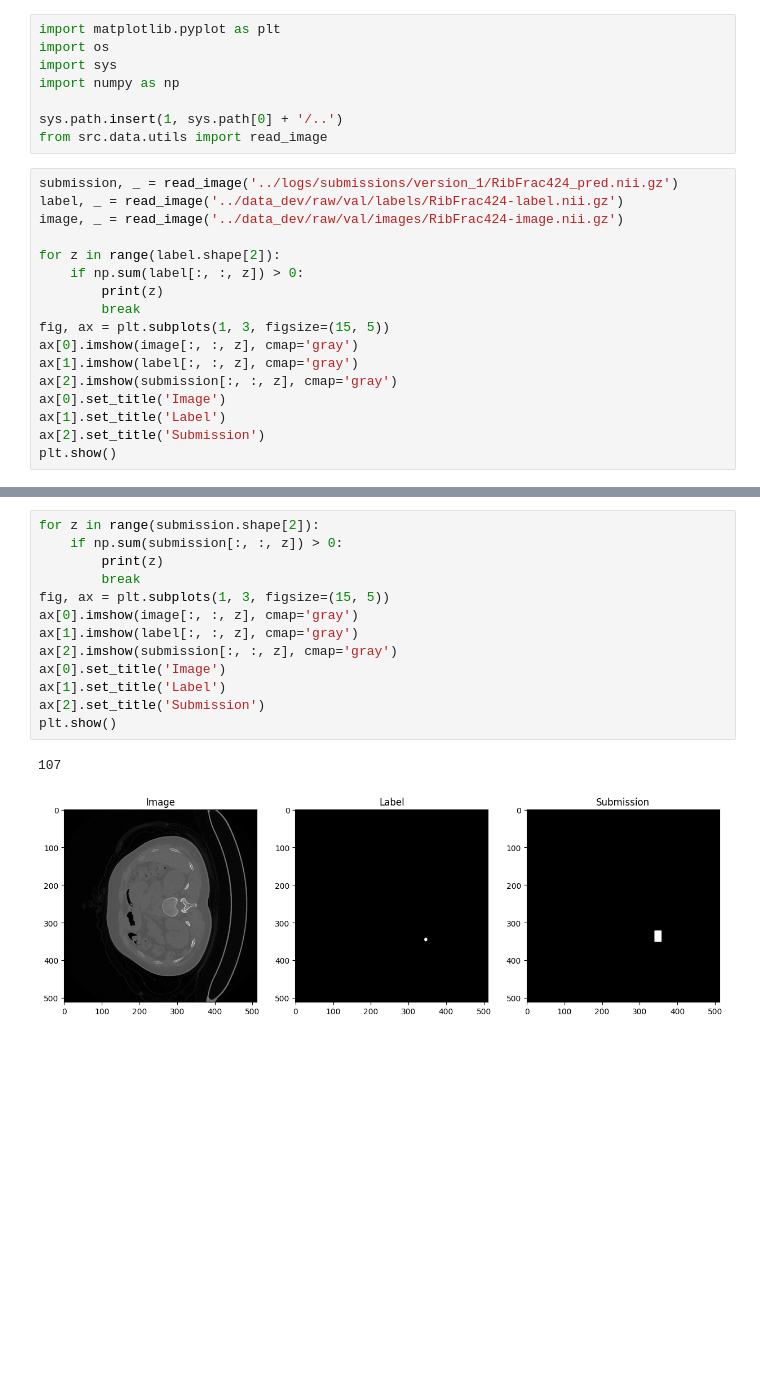
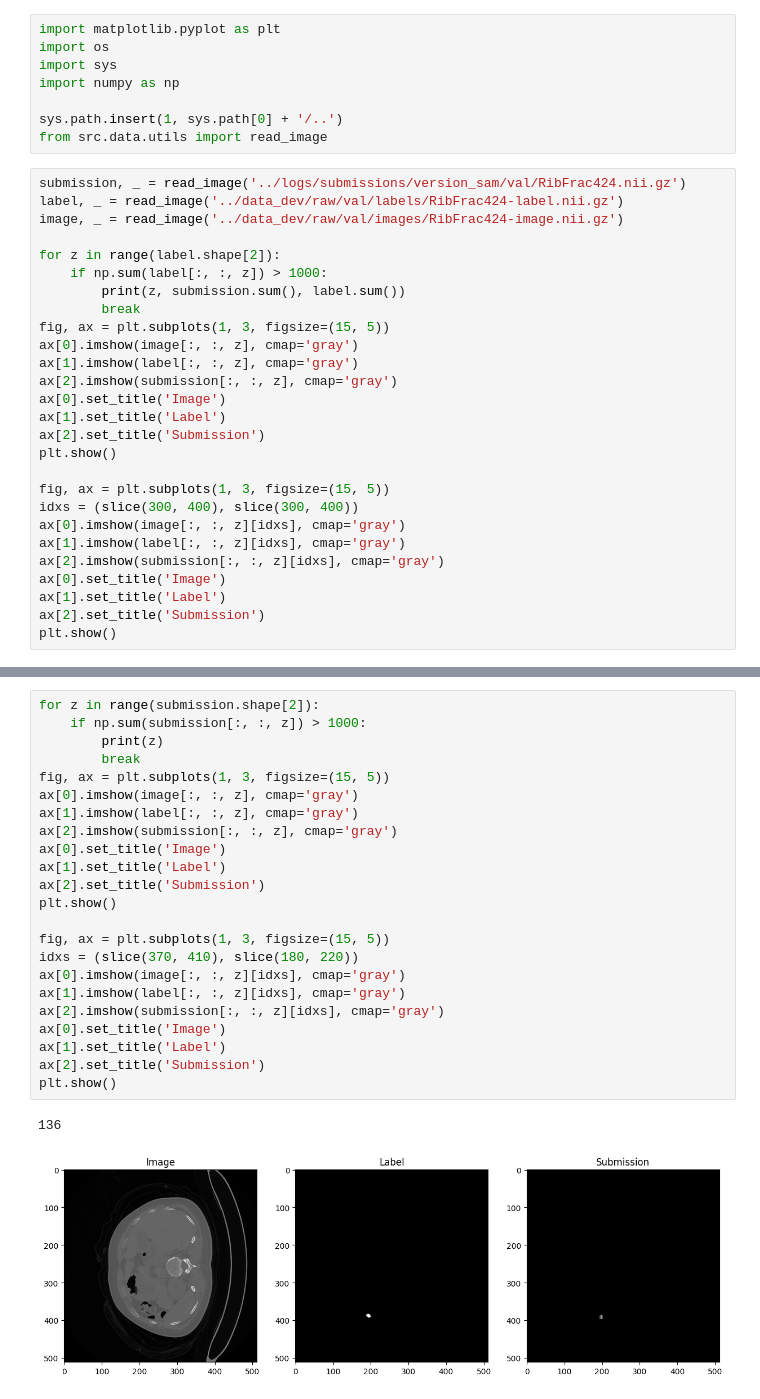
Before and after one commit to elidub/MedicalImaging_Ribfracture, a Jupyter notebook: notebooks/submission_files.ipynb, the cells around one changed output, grey strips where cells are left out. Cells and saved outputs as stored; diff of their text form; blank space fills up the shorter version.

```diff
--- a/notebooks/submission_files.ipynb
+++ b/notebooks/submission_files.ipynb
@@ -7,13 +7,13 @@ import numpy as np
 sys.path.insert(1, sys.path[0] + '/..')
 from src.data.utils import read_image
 # %%
-submission, _ = read_image('../logs/submissions/version_1/RibFrac424_pred.nii.gz')
+submission, _ = read_image('../logs/submissions/version_sam/val/RibFrac424.nii.gz')
 label, _ = read_image('../data_dev/raw/val/labels/RibFrac424-label.nii.gz')
 image, _ = read_image('../data_dev/raw/val/images/RibFrac424-image.nii.gz')
 
 for z in range(label.shape[2]):
-    if np.sum(label[:, :, z]) > 0:
-        print(z)
+    if np.sum(label[:, :, z]) > 1000:
+        print(z, submission.sum(), label.sum())
         break
 fig, ax = plt.subplots(1, 3, figsize=(15, 5))
 ax[0].imshow(image[:, :, z], cmap='gray')
@@ -23,4 +23,14 @@ ax[0].set_title('Image')
 ax[1].set_title('Label')
 ax[2].set_title('Submission')
 plt.show()
+
+fig, ax = plt.subplots(1, 3, figsize=(15, 5))
+idxs = (slice(300, 400), slice(300, 400))
+ax[0].imshow(image[:, :, z][idxs], cmap='gray')
+ax[1].imshow(label[:, :, z][idxs], cmap='gray')
+ax[2].imshow(submission[:, :, z][idxs], cmap='gray')
+ax[0].set_title('Image')
+ax[1].set_title('Label')
+ax[2].set_title('Submission')
+plt.show()
 # %% [output]
@@ -33,16 +40,26 @@ print(np.sum(submission))
 # %%
 for z in range(submission.shape[2]):
-    if np.sum(submission[:, :, z]) > 0:
+    if np.sum(submission[:, :, z]) > 1000:
         print(z)
         break
 fig, ax = plt.subplots(1, 3, figsize=(15, 5))
 ax[0].imshow(image[:, :, z], cmap='gray')
 ax[1].imshow(label[:, :, z], cmap='gray')
 ax[2].imshow(submission[:, :, z], cmap='gray')
 ax[0].set_title('Image')
 ax[1].set_title('Label')
 ax[2].set_title('Submission')
 plt.show()
+
+fig, ax = plt.subplots(1, 3, figsize=(15, 5))
+idxs = (slice(370, 410), slice(180, 220))
+ax[0].imshow(image[:, :, z][idxs], cmap='gray')
+ax[1].imshow(label[:, :, z][idxs], cmap='gray')
+ax[2].imshow(submission[:, :, z][idxs], cmap='gray')
+ax[0].set_title('Image')
+ax[1].set_title('Label')
+ax[2].set_title('Submission')
+plt.show()
 # %% [output]
-107
+136
-[figure, old version]
+[figure, new version]
```
Also changed, not shown: parts of 3 cells of this notebook, 16 other files.
